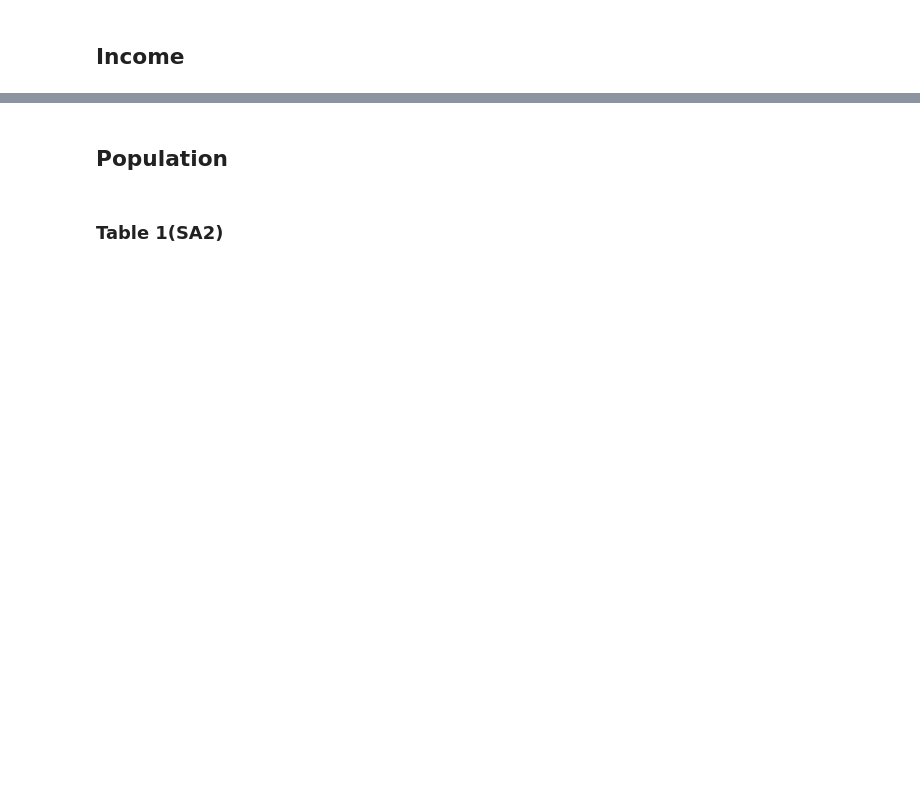
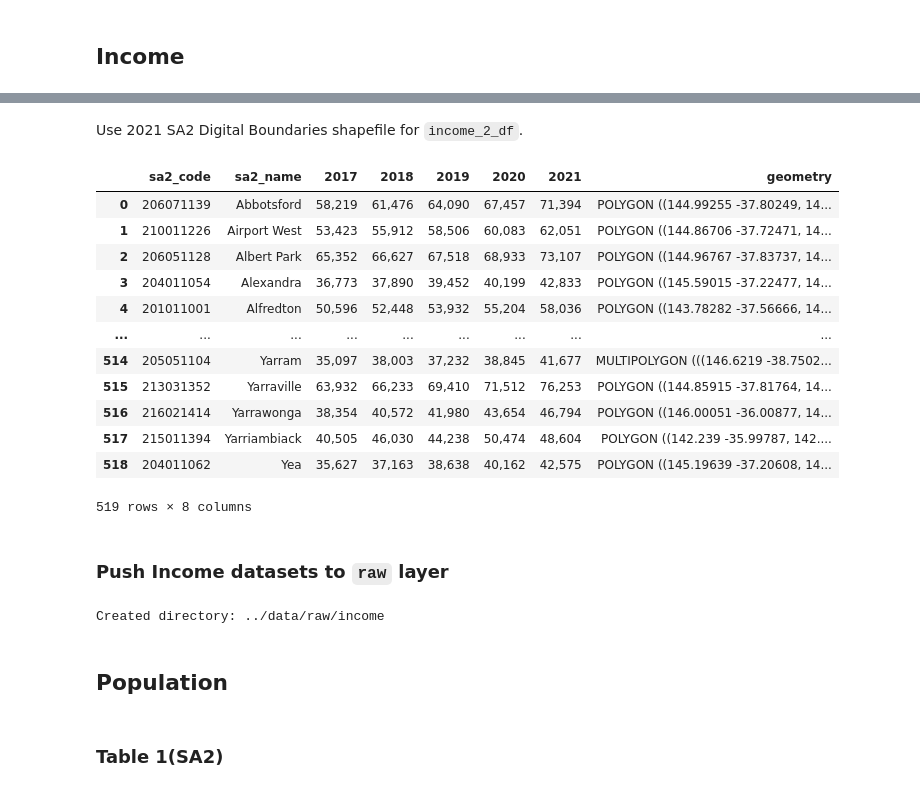
Before and after one commit to MAST30034-AppliedDataScience/project-2-group-real-estate-industry-project-2, a Jupyter notebook: notebooks/External_Preprocessing.ipynb, the cells around one changed output, grey strips where cells are left out. Drawn from its saved outputs; the diff is of its cells as text; code cells hidden in the pictures; blank space fills up the shorter version.

```diff
--- a/notebooks/External_Preprocessing.ipynb
+++ b/notebooks/External_Preprocessing.ipynb
@@ -129,0 +82,35 @@ print(inc_tab2)
+# %%
+income_2_df = income_2_df_unclean.copy()[[
+    'SA2',
+    'SA2 NAME',
+    '2016-17.3',
+    '2017-18.3',
+    '2018-19.3',
+    '2019-20.3',
+    '2020-21.3'
+]]
+
+# Filter for Victoria SA2s (9-digit codes starting with '2')
+income_2_df['SA2'] = income_2_df['SA2'].astype(str)
+income_2_df = income_2_df.loc[
+    (income_2_df['SA2'].str.len() == 9) &
+    (income_2_df['SA2'].str.startswith('2'))
+]
+
+# drop rows with value 'np'
+income_2_df = income_2_df.replace('np', np.nan)
+income_2_df = income_2_df.dropna()
+
+# Rename columns
+income_2_df.columns = [
+    'sa2_code',
+    'sa2_name',
+    '2017',
+    '2018',
+    '2019',
+    '2020',
+    '2021'
+]
+
+income_2_df.sort_values(by='sa2_name', inplace=True)
+income_2_df
@@ -130,3 +156,34 @@ print(inc_tab2)
+# %% [markdown]
+Use 2021 SA2 Digital Boundaries shapefile for `income_2_df`.
+# %%
+sa2_2021 = gpd.read_file('../data/landing/sa2/sa2-21-shp/')
+sa2_2021
+sa2_2021 = sa2_2021[['SA2_CODE21', 'geometry']]
+sa2_2021.columns = ['sa2_code', 'geometry']
+income_2_df = pd.merge(income_2_df, sa2_2021, on='sa2_code')
+income_2_df
+# %% [output]
+|  | sa2_code | sa2_name | 2017 | 2018 | 2019 | 2020 | 2021 | geometry |
+| 0 | 206071139 | Abbotsford | 58,219 | 61,476 | 64,090 | 67,457 | 71,394 | POLYGON ((144.99255 -37.80249, 14... |
+| 1 | 210011226 | Airport West | 53,423 | 55,912 | 58,506 | 60,083 | 62,051 | POLYGON ((144.86706 -37.72471, 14... |
+| 2 | 206051128 | Albert Park | 65,352 | 66,627 | 67,518 | 68,933 | 73,107 | POLYGON ((144.96767 -37.83737, 14... |
+| 3 | 204011054 | Alexandra | 36,773 | 37,890 | 39,452 | 40,199 | 42,833 | POLYGON ((145.59015 -37.22477, 14... |
+| 4 | 201011001 | Alfredton | 50,596 | 52,448 | 53,932 | 55,204 | 58,036 | POLYGON ((143.78282 -37.56666, 14... |
+| ... | ... | ... | ... | ... | ... | ... | ... | ... |
+| 514 | 205051104 | Yarram | 35,097 | 38,003 | 37,232 | 38,845 | 41,677 | MULTIPOLYGON (((146.6219 -38.7502... |
+| 515 | 213031352 | Yarraville | 63,932 | 66,233 | 69,410 | 71,512 | 76,253 | POLYGON ((144.85915 -37.81764, 14... |
+| 516 | 216021414 | Yarrawonga | 38,354 | 40,572 | 41,980 | 43,654 | 46,794 | POLYGON ((146.00051 -36.00877, 14... |
+| 517 | 215011394 | Yarriambiack | 40,505 | 46,030 | 44,238 | 50,474 | 48,604 | POLYGON ((142.239 -35.99787, 142.... |
+| 518 | 204011062 | Yea | 35,627 | 37,163 | 38,638 | 40,162 | 42,575 | POLYGON ((145.19639 -37.20608, 14... |
+519 rows × 8 columns
+# %% [markdown]
+### Push Income datasets to `raw` layer
+# %%
+create_dir('../data/raw/income')
+income_1_df.to_csv('../data/raw/income/income-12-16.csv', index=False)
+income_2_df.to_csv('../data/raw/income/income-17-21.csv', index=False)
+# %% [output]
+Created directory: ../data/raw/income
 # %% [markdown]
 ## Population
 # %% [markdown]
```
Also changed, not shown: parts of 30 cells of this notebook, 1 other file.
